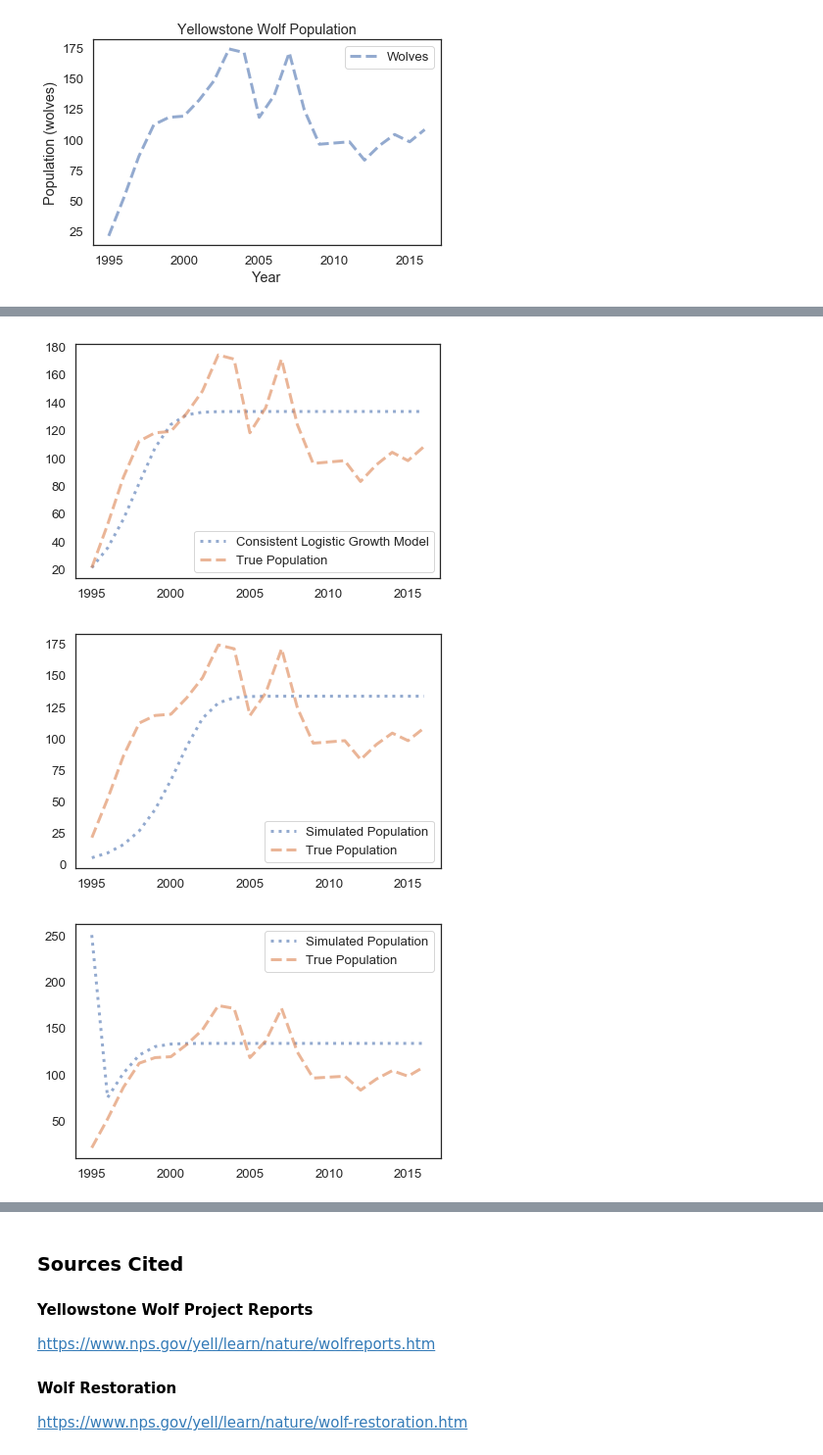
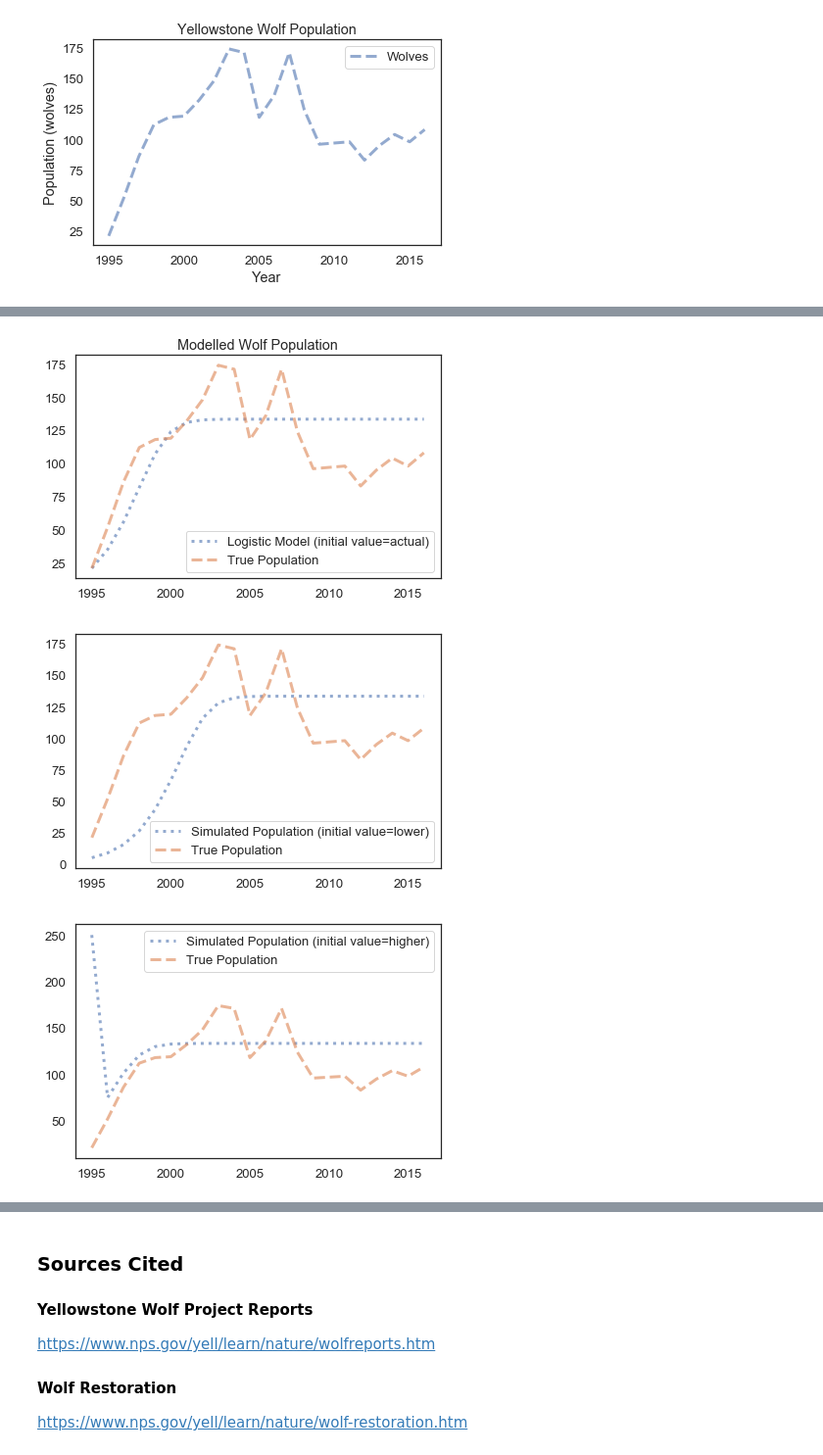
Before and after one commit to fung18870/ModSimPy, a Jupyter notebook: code/Project_1.ipynb, the cells around one changed output, grey strips where cells are left out. Shown: that part at 98% size. Cells and saved outputs as stored; diff of their text form; code cells hidden in the pictures.

```diff
--- a/code/Project_1.ipynb
+++ b/code/Project_1.ipynb
@@ -100,16 +97,16 @@ def update_func_quad(pop, t, system):
 # %%
 system = System(t_0=t_0,
                 t_end=t_end,
                 p_0=p_0,
                 alpha=0.8,
                 beta=-0.006)
 
 results = run_simulation(system, update_func_quad)
-plot(results, ':', label='Consistent Logistic Growth Model')
+plot(results, ':', label='Logistic Model (initial value=actual)')
 plot(wolves, '--', label='True Population')
-decorate()
+decorate(title='Modelled Wolf Population')
 # %% [output]
-[figure, old version]
+[figure, new version]
 # %%
 system2 = System(t_0=t_0,
                 t_end=t_end,
@@ -118,11 +115,11 @@ system2 = System(t_0=t_0,
                 beta=-0.006)
 
 results = run_simulation(system2, update_func_quad)
-plot(results, ':', label='Simulated Population')
+plot(results, ':', label='Simulated Population (initial value=lower)')
 plot(wolves, '--', label='True Population')
 decorate()
 # %% [output]
-[figure, old version]
+[figure, new version]
 # %%
 system3 = System(t_0=t_0,
                 t_end=t_end,
@@ -131,8 +128,8 @@ system3 = System(t_0=t_0,
                 beta=-0.006)
 
 results = run_simulation(system3, update_func_quad)
-plot(results, ':', label='Simulated Population')
+plot(results, ':', label='Simulated Population (initial value=higher)')
 plot(wolves, '--', label='True Population')
 decorate()
 # %% [output]
-[figure, old version]
+[figure, new version]
```
Also changed, not shown: parts of 19 cells of this notebook.
